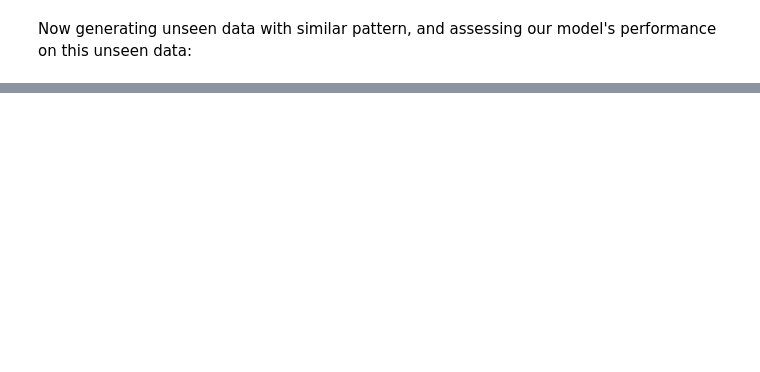
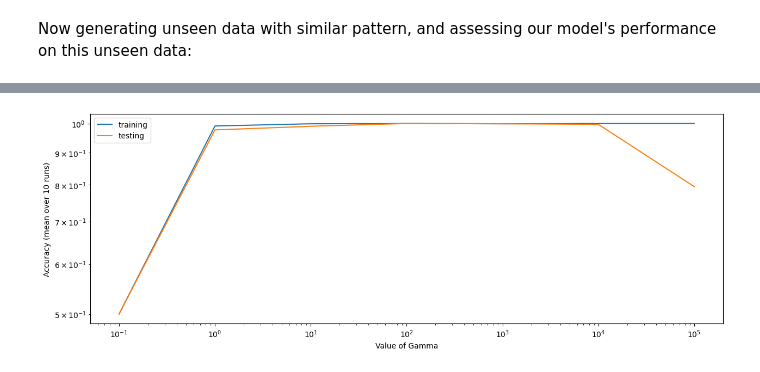
Before and after one commit to dcruzeneil/dcruzeneil.github.io, a Jupyter notebook: posts/kernel-logistic-regression/index.ipynb, the cells around one changed output, grey strips where cells are left out. Saved outputs shown, nothing was run; the diff lists cells and outputs as text; code cells hidden in the pictures; blank space fills up the shorter version.

```diff
--- a/posts/kernel-logistic-regression/index.ipynb
+++ b/posts/kernel-logistic-regression/index.ipynb
@@ -211,0 +257,4 @@ Although, a dramatic example it goes on to show us that choosing a very large va
+# %%
+performExperiment(make_moons, noise = 0.1, gamma = [-1, 6])
+# %% [output]
+[figure, added]
```
Also changed, not shown: parts of 23 cells of this notebook, 16 other files.
